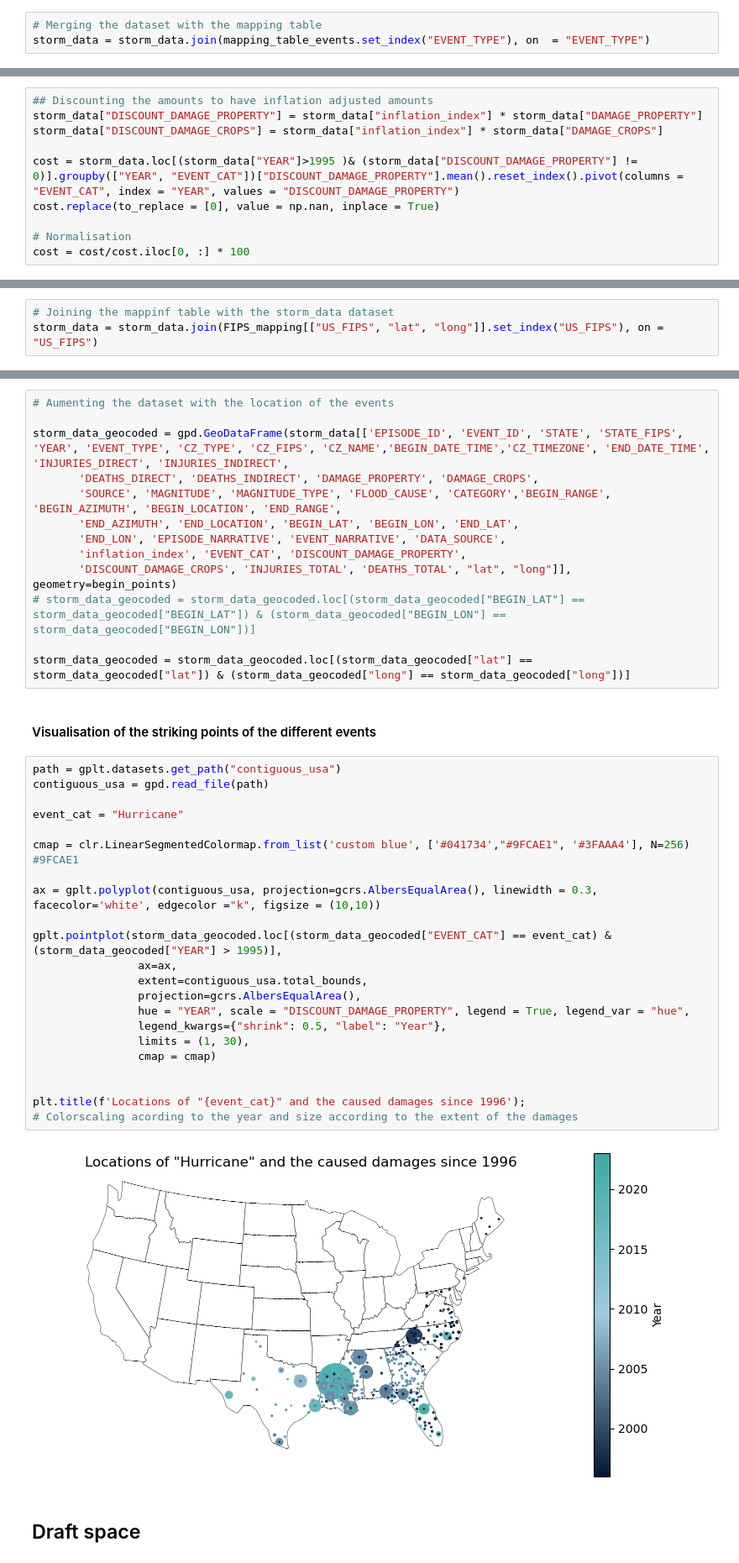
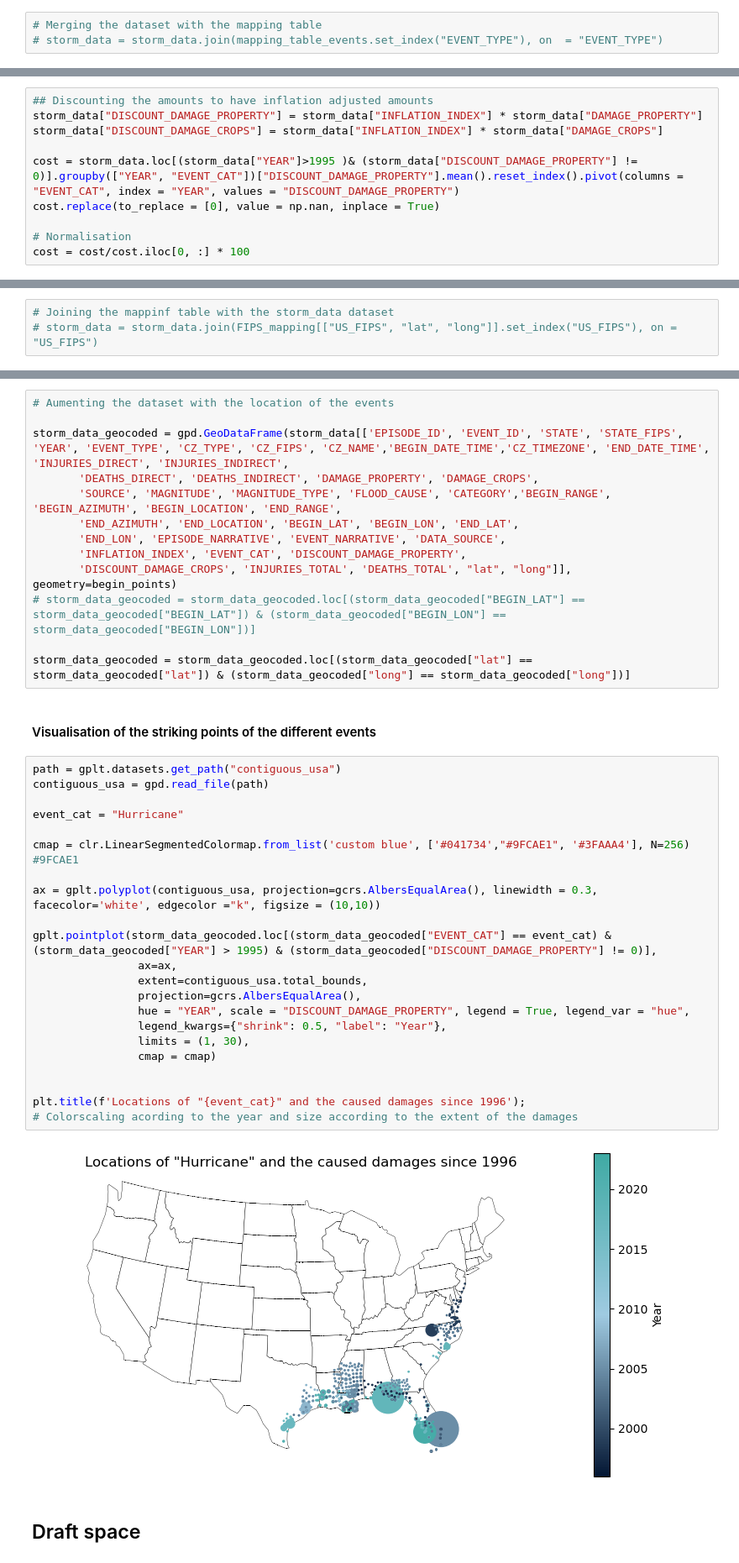
Before and after one commit to EtienneCap/USHazardModelling, a Jupyter notebook: Notebooks/exploratory_data_analysis.ipynb, the cells around one changed output, grey strips where cells are left out. Shown at 84% size. Cells and saved outputs as stored; diff of their text form.

Commit message:
Stable & working data processing routine. Adjustment for inflation and coordinates.

```diff
--- a/Notebooks/exploratory_data_analysis.ipynb
+++ b/Notebooks/exploratory_data_analysis.ipynb
@@ -62,7 +67,7 @@ print(mapping_table_events.to_string())
 69                  Winter Weather         Winter Weather
 # %%
 # Merging the dataset with the mapping table
-storm_data = storm_data.join(mapping_table_events.set_index("EVENT_TYPE"), on  = "EVENT_TYPE")
+# storm_data = storm_data.join(mapping_table_events.set_index("EVENT_TYPE"), on  = "EVENT_TYPE")
 # %% [markdown]
 ### Analysing the occurences of the events
 # %%
@@ -96,7 +117,7 @@ plt.axvline(x = len(event_count.index)-1, c = "red", linestyle = "dashed", linew
 # %%
 ## Discounting the amounts to have inflation adjusted amounts
-storm_data["DISCOUNT_DAMAGE_PROPERTY"] = storm_data["inflation_index"] * storm_data["DAMAGE_PROPERTY"]
-storm_data["DISCOUNT_DAMAGE_CROPS"] = storm_data["inflation_index"] * storm_data["DAMAGE_CROPS"]
+storm_data["DISCOUNT_DAMAGE_PROPERTY"] = storm_data["INFLATION_INDEX"] * storm_data["DAMAGE_PROPERTY"]
+storm_data["DISCOUNT_DAMAGE_CROPS"] = storm_data["INFLATION_INDEX"] * storm_data["DAMAGE_CROPS"]
 
 cost = storm_data.loc[(storm_data["YEAR"]>1995 )& (storm_data["DISCOUNT_DAMAGE_PROPERTY"] != 0)].groupby(["YEAR", "EVENT_CAT"])["DISCOUNT_DAMAGE_PROPERTY"].mean().reset_index().pivot(columns = "EVENT_CAT", index = "YEAR", values = "DISCOUNT_DAMAGE_PROPERTY")
 cost.replace(to_replace = [0], value = np.nan, inplace = True)
@@ -309,7 +330,7 @@ storm_data["US_FIPS"].head()
 Name: US_FIPS, dtype: object
 # %%
 # Joining the mappinf table with the storm_data dataset
-storm_data = storm_data.join(FIPS_mapping[["US_FIPS", "lat", "long"]].set_index("US_FIPS"), on = "US_FIPS")
+# storm_data = storm_data.join(FIPS_mapping[["US_FIPS", "lat", "long"]].set_index("US_FIPS"), on = "US_FIPS")
 # %%
 # Localisation of the events
 
@@ -339,7 +360,7 @@ storm_data_geocoded = gpd.GeoDataFrame(storm_data[['EPISODE_ID', 'EVENT_ID', 'ST
        'SOURCE', 'MAGNITUDE', 'MAGNITUDE_TYPE', 'FLOOD_CAUSE', 'CATEGORY','BEGIN_RANGE', 'BEGIN_AZIMUTH', 'BEGIN_LOCATION', 'END_RANGE',
        'END_AZIMUTH', 'END_LOCATION', 'BEGIN_LAT', 'BEGIN_LON', 'END_LAT',
        'END_LON', 'EPISODE_NARRATIVE', 'EVENT_NARRATIVE', 'DATA_SOURCE',
-       'inflation_index', 'EVENT_CAT', 'DISCOUNT_DAMAGE_PROPERTY',
+       'INFLATION_INDEX', 'EVENT_CAT', 'DISCOUNT_DAMAGE_PROPERTY',
        'DISCOUNT_DAMAGE_CROPS', 'INJURIES_TOTAL', 'DEATHS_TOTAL', "lat", "long"]], geometry=begin_points)
 # storm_data_geocoded = storm_data_geocoded.loc[(storm_data_geocoded["BEGIN_LAT"] == storm_data_geocoded["BEGIN_LAT"]) & (storm_data_geocoded["BEGIN_LON"] == storm_data_geocoded["BEGIN_LON"])]
 
@@ -349,27 +370,27 @@ storm_data_geocoded = storm_data_geocoded.loc[(storm_data_geocoded["lat"] == sto
 # %%
 path = gplt.datasets.get_path("contiguous_usa")
 contiguous_usa = gpd.read_file(path)
 
 event_cat = "Hurricane"
 
 cmap = clr.LinearSegmentedColormap.from_list('custom blue', ['#041734',"#9FCAE1", '#3FAAA4'], N=256) #9FCAE1
 
 ax = gplt.polyplot(contiguous_usa, projection=gcrs.AlbersEqualArea(), linewidth = 0.3, facecolor='white', edgecolor ="k", figsize = (10,10))
 
-gplt.pointplot(storm_data_geocoded.loc[(storm_data_geocoded["EVENT_CAT"] == event_cat) & (storm_data_geocoded["YEAR"] > 1995)],
+gplt.pointplot(storm_data_geocoded.loc[(storm_data_geocoded["EVENT_CAT"] == event_cat) & (storm_data_geocoded["YEAR"] > 1995) & (storm_data_geocoded["DISCOUNT_DAMAGE_PROPERTY"] != 0)],
                 ax=ax,
                 extent=contiguous_usa.total_bounds,
                 projection=gcrs.AlbersEqualArea(),
                 hue = "YEAR", scale = "DISCOUNT_DAMAGE_PROPERTY", legend = True, legend_var = "hue",
                 legend_kwargs={"shrink": 0.5, "label": "Year"},
                 limits = (1, 30),
                 cmap = cmap)
 
 
 plt.title(f'Locations of "{event_cat}" and the caused damages since 1996');
 # Colorscaling acording to the year and size according to the extent of the damages
 # %% [output]
-[figure, old version]
+[figure, new version]
 # %% [markdown]
 ## Draft space
 # %%
```
Also changed, not shown: parts of 9 cells of this notebook, 6 other files.
